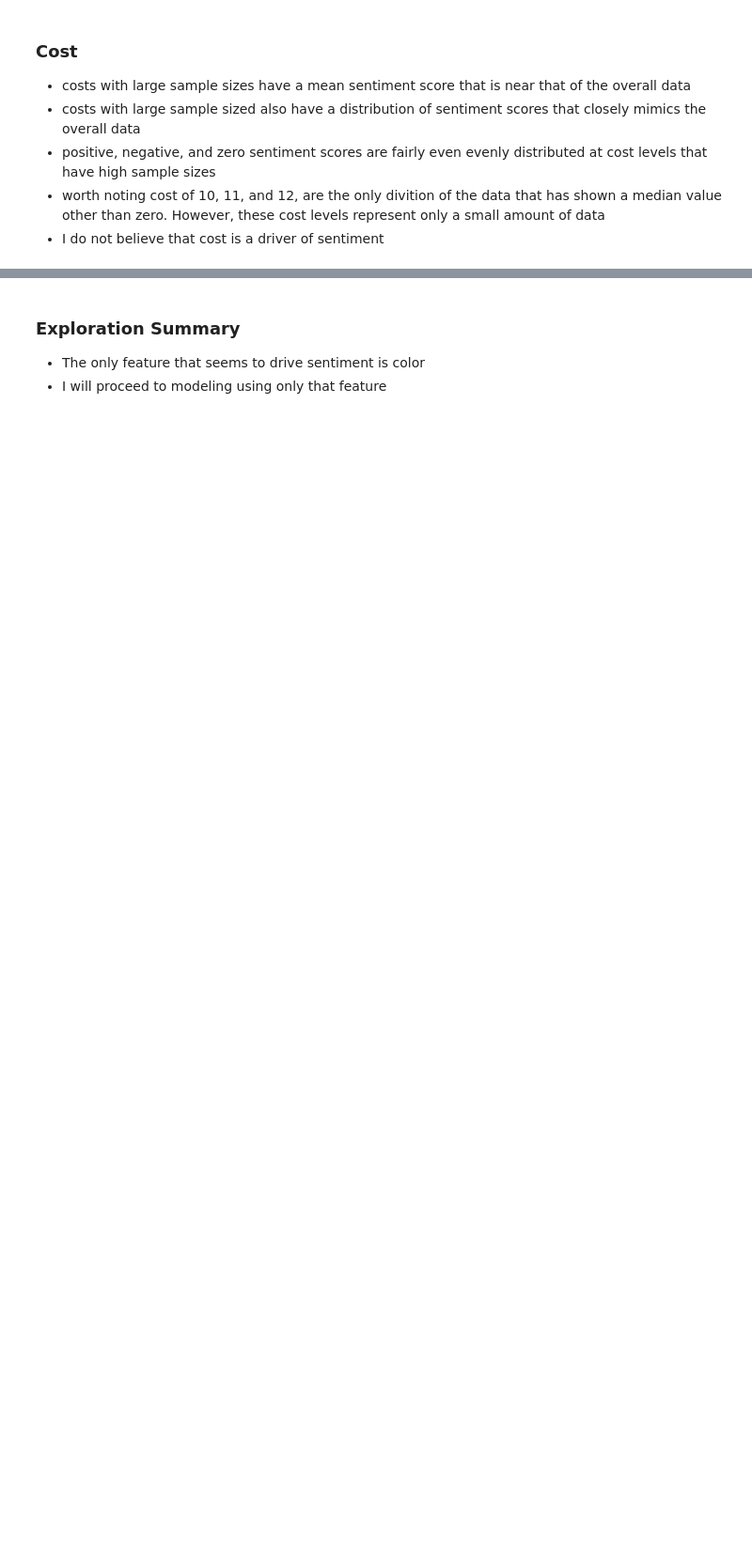
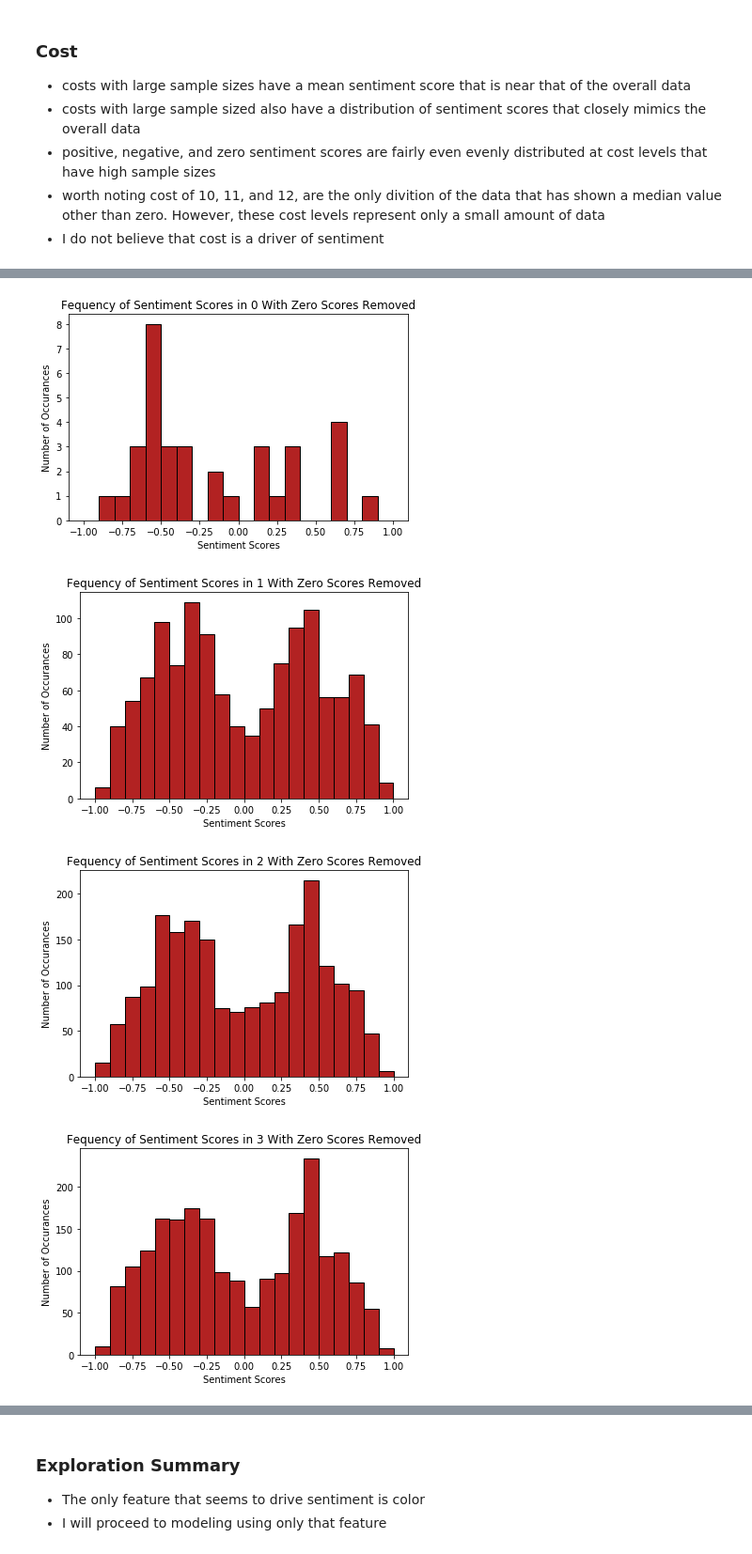
Before and after one commit to Johndsalas/Sentiment_Analysis_Magic_The_Gathering, a Jupyter notebook: magic_sentiment_analysis.ipynb, the cells around one changed output, grey strips where cells are left out. Shown at 94% size. Cells and saved outputs as stored; diff of their text form; code cells hidden in the pictures; blank space fills up the shorter version.

```diff
--- a/magic_sentiment_analysis.ipynb
+++ b/magic_sentiment_analysis.ipynb
@@ -727,0 +556,7 @@ for r in range(1,15):
+# %%
+e.sent_dist_cost(df)
+# %% [output]
+[figure, added]
+[figure, added]
+[figure, added]
+[figure, added]
```
Also changed, not shown: parts of 39 cells of this notebook, 2 other files.
